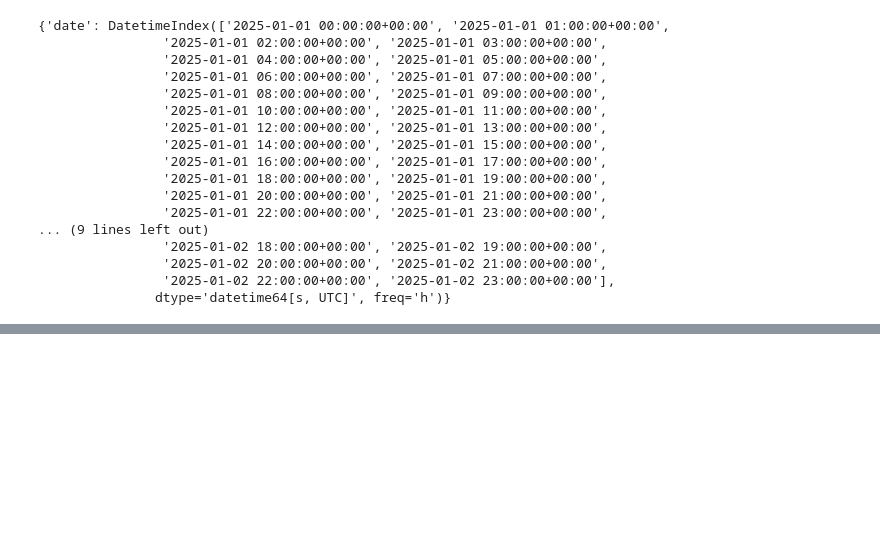
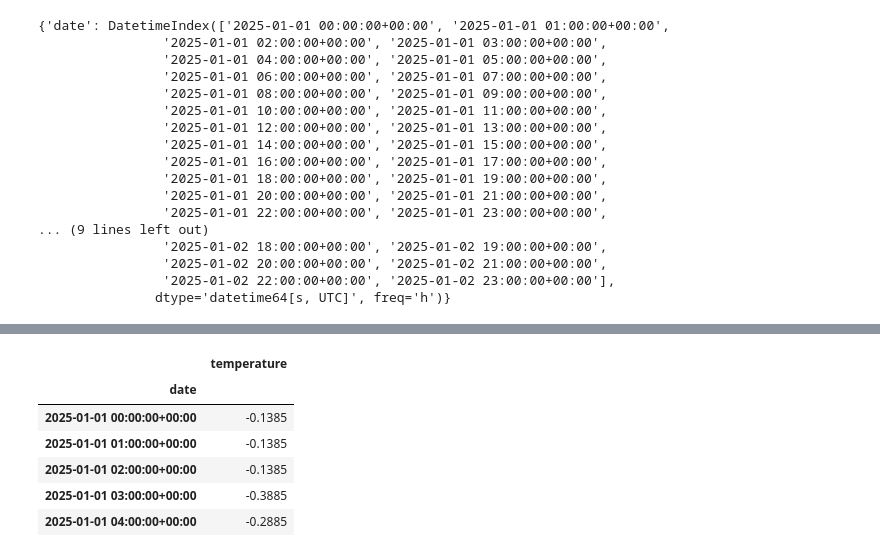
Before and after one commit to maxwellgriffith345/LoadForecast, a Jupyter notebook: notebooks/Extract.ipynb, the cells around one changed output, grey strips where cells are left out. Saved outputs shown, nothing was run; the diff lists cells and outputs as text; code cells hidden in the pictures; blank space fills up the shorter version.

```diff
--- a/notebooks/Extract.ipynb
+++ b/notebooks/Extract.ipynb
@@ -313,0 +314,12 @@ start_date.strftime("%Y-%m-%d")
+# %%
+hourly_df.set_index("date", inplace = True)
+hourly_df.index.freq = 'h'
+hourly_df.head()
+# %% [output]
+|  | temperature |
+| date |  |
+| 2025-01-01 00:00:00+00:00 | -0.1385 |
+| 2025-01-01 01:00:00+00:00 | -0.1385 |
+| 2025-01-01 02:00:00+00:00 | -0.1385 |
+| 2025-01-01 03:00:00+00:00 | -0.3885 |
+| 2025-01-01 04:00:00+00:00 | -0.2885 |
```
Also changed, not shown: parts of 7 cells of this notebook, 1 other file.
